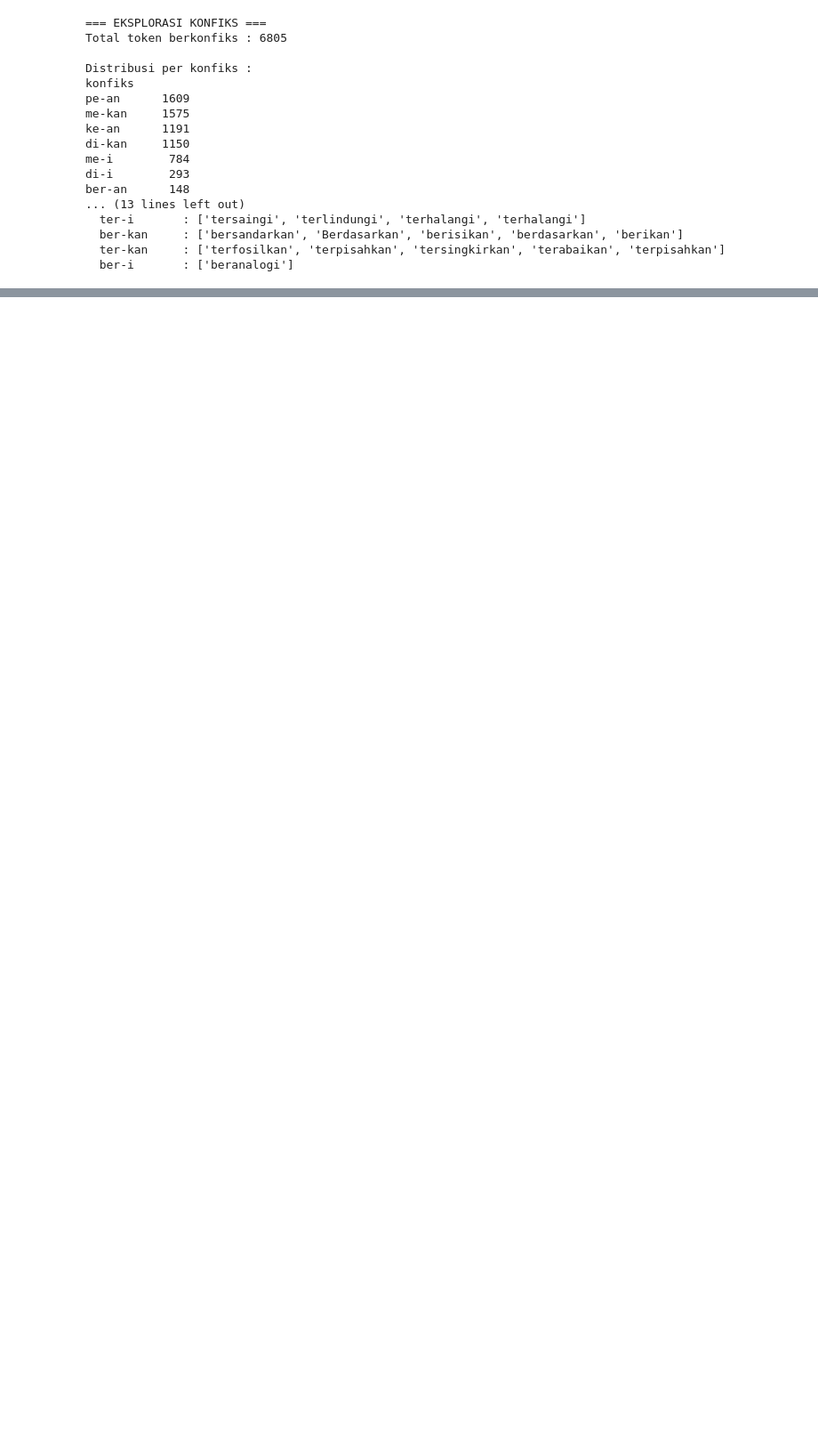
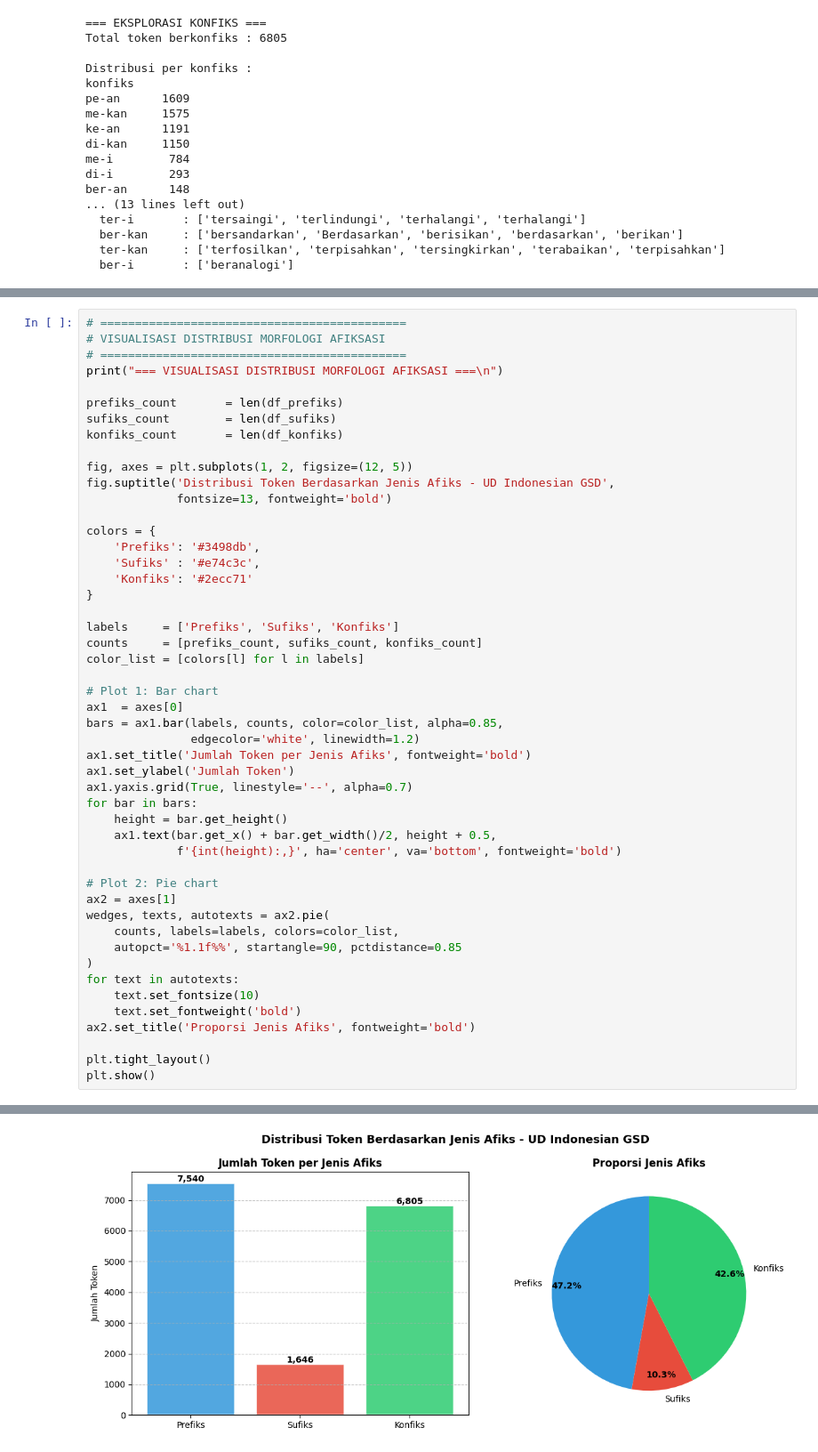
Before and after one commit to mfaqihzacky/IndoBERT-LayerWise, a Jupyter notebook: notebook/exploreDataset.ipynb, the cells around one changed output, grey strips where cells are left out. Shown at 89% size. Cells and saved outputs as stored; diff of their text form; blank space fills up the shorter version.

```diff
--- a/notebook/exploreDataset.ipynb
+++ b/notebook/exploreDataset.ipynb
@@ -1255,0 +870,50 @@ Total token berkonfiks : 6805
+# %%
+# ============================================
+# VISUALISASI DISTRIBUSI MORFOLOGI AFIKSASI
+# ============================================
+print("=== VISUALISASI DISTRIBUSI MORFOLOGI AFIKSASI ===\n")
+
+prefiks_count       = len(df_prefiks)
+sufiks_count        = len(df_sufiks)
+konfiks_count       = len(df_konfiks)
+
+fig, axes = plt.subplots(1, 2, figsize=(12, 5))
+fig.suptitle('Distribusi Token Berdasarkan Jenis Afiks - UD Indonesian GSD',
+             fontsize=13, fontweight='bold')
+
+colors = {
+    'Prefiks': '#3498db',
+    'Sufiks' : '#e74c3c',
+    'Konfiks': '#2ecc71'
+}
+
+labels     = ['Prefiks', 'Sufiks', 'Konfiks']
+counts     = [prefiks_count, sufiks_count, konfiks_count]
+color_list = [colors[l] for l in labels]
+
+# Plot 1: Bar chart
+ax1  = axes[0]
+bars = ax1.bar(labels, counts, color=color_list, alpha=0.85,
+               edgecolor='white', linewidth=1.2)
+ax1.set_title('Jumlah Token per Jenis Afiks', fontweight='bold')
+ax1.set_ylabel('Jumlah Token')
+ax1.yaxis.grid(True, linestyle='--', alpha=0.7)
+for bar in bars:
+    height = bar.get_height()
+    ax1.text(bar.get_x() + bar.get_width()/2, height + 0.5,
+             f'{int(height):,}', ha='center', va='bottom', fontweight='bold')
+
+# Plot 2: Pie chart
+ax2 = axes[1]
+wedges, texts, autotexts = ax2.pie(
+    counts, labels=labels, colors=color_list,
+    autopct='%1.1f%%', startangle=90, pctdistance=0.85
+)
+for text in autotexts:
+    text.set_fontsize(10)
+    text.set_fontweight('bold')
+ax2.set_title('Proporsi Jenis Afiks', fontweight='bold')
+
+plt.tight_layout()
+plt.show()
+# %% [output]
@@ -1255,0 +921 @@ Total token berkonfiks : 6805
+[figure, added]
```
Also changed, not shown: parts of 45 cells of this notebook, 6 other files.
